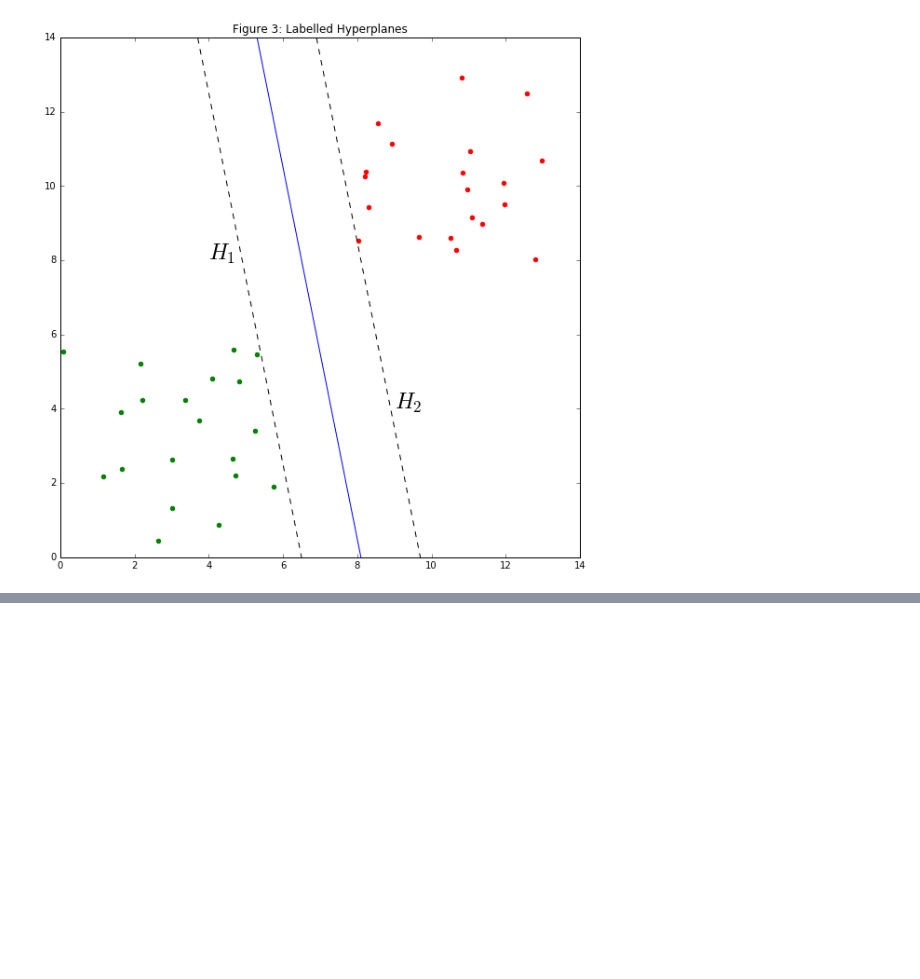
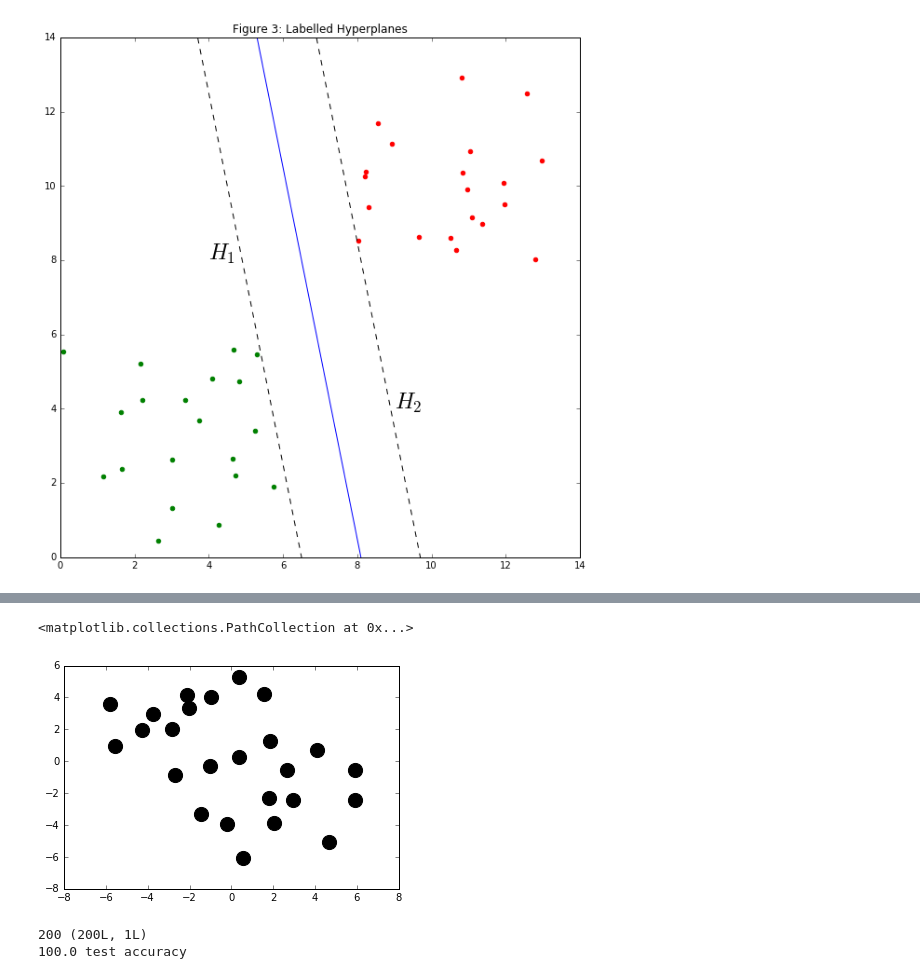
Before and after one commit to arindampaulripon/Python-for-Data-Science, a Jupyter notebook: Machine-Learning-Algorithms/Support-Vector-Machines/supportVectorMachines.ipynb, the cells around one changed output, grey strips where cells are left out. Drawn from its saved outputs; the diff is of its cells as text; code cells hidden in the pictures; blank space fills up the shorter version.

```diff
--- a/Machine-Learning-Algorithms/Support-Vector-Machines/supportVectorMachines.ipynb
+++ b/Machine-Learning-Algorithms/Support-Vector-Machines/supportVectorMachines.ipynb
@@ -114,0 +311,2 @@ plt.savefig('Figure3.png')
+# %%
+svm = svmClassifier(kernel = 'rbf')
@@ -114,0 +317,2 @@ plt.savefig('Figure3.png')
+# %%
+svm.trainSVM(train, labeltrain)
@@ -114,0 +337,13 @@ plt.savefig('Figure3.png')
+# %%
+pl.scatter(svm.X[:,0], svm.X[:,1], s=200,color= 'k')
+# %% [output]
+<matplotlib.collections.PathCollection at 0x...>
+[figure, added]
+# %%
+predict = svm.classifier(test,soft=False)
+correct = np.sum(predict == labeltest)
+print correct, np.shape(predict)
+print float(correct)/np.shape(predict)[0]*100., "test accuracy"
+# %% [output]
+200 (200L, 1L)
+100.0 test accuracy
```
Also changed, not shown: parts of 12 cells of this notebook.
